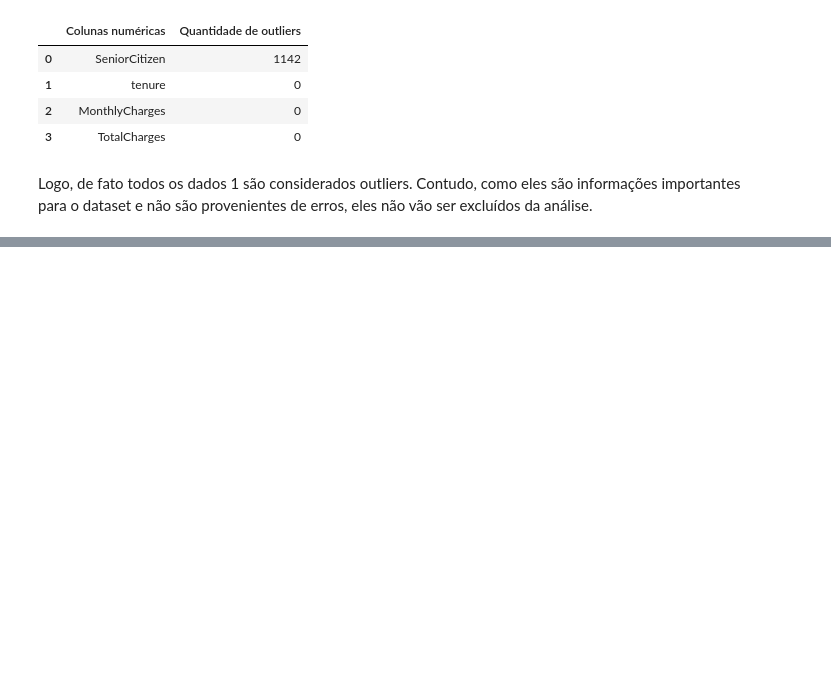
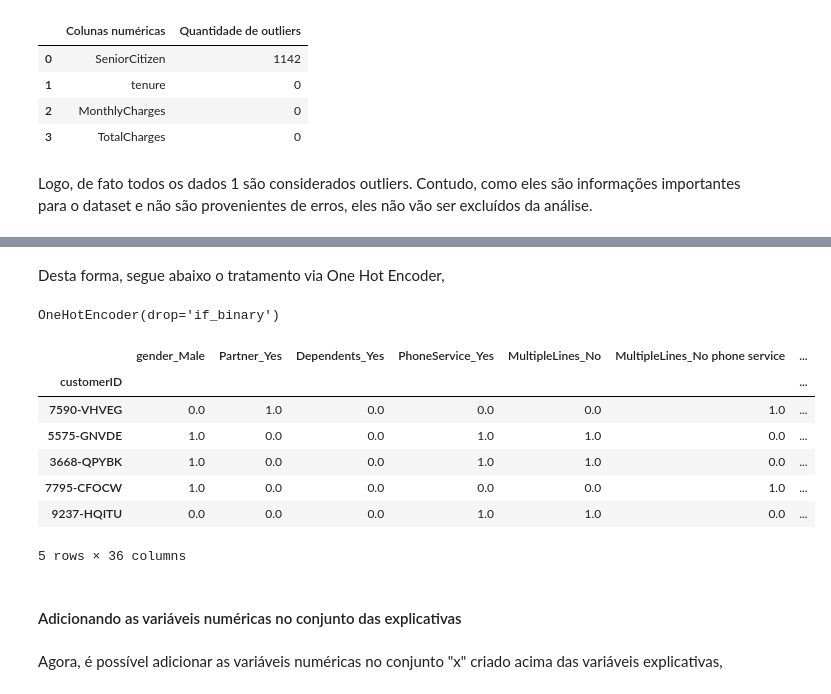
Before and after one commit to rfprates/modelo_classificacao_analise_churn, a Jupyter notebook: modelo_classificacao_churn.ipynb, the cells around one changed output, grey strips where cells are left out. Saved outputs shown, nothing was run; the diff lists cells and outputs as text; code cells hidden in the pictures; blank space fills up the shorter version.

```diff
--- a/modelo_classificacao_churn.ipynb
+++ b/modelo_classificacao_churn.ipynb
@@ -232,0 +261,4 @@ Logo, de fato todos os dados 1 são considerados outliers. Contudo, como eles s
+# %%
+for coluna in df.columns:
+    if df[coluna].dtype == 'object' and coluna != 'Churn':
+        print(f'Coluna = {coluna} | dados = {df[coluna].unique()}')
@@ -232,0 +284,35 @@ Logo, de fato todos os dados 1 são considerados outliers. Contudo, como eles s
+# %% [markdown]
+Desta forma, segue abaixo o tratamento via One Hot Encoder,
+# %%
+# lista com as variáveis explicativas categóricas
+categorical_columns = [coluna for coluna in df.columns if df[coluna].dtype == 'object' and coluna != 'Churn']
+# %%
+# chamando o método One Hot Encoder
+encoder = OneHotEncoder(drop = 'if_binary')
+
+# treinando-o com as variáveis explicativas categóricas
+encoder.fit(df[categorical_columns])
+# %% [output]
+OneHotEncoder(drop='if_binary')
+# %%
+# definindo o grupo x das variáveis explicativas que irá receber as variáveis tratadas
+x = pd.DataFrame(
+    data = encoder.transform(df[categorical_columns]).toarray(),
+    columns = encoder.get_feature_names_out(),
+    index = df.index
+)
+# %%
+x.head()
+# %% [output]
+|  | gender_Male | Partner_Yes | Dependents_Yes | PhoneService_Yes | MultipleLines_No | MultipleLines_No phone service | ... |
+| customerID |  |  |  |  |  |  | ... |
+| 7590-VHVEG | 0.0 | 1.0 | 0.0 | 0.0 | 0.0 | 1.0 | ... |
+| 5575-GNVDE | 1.0 | 0.0 | 0.0 | 1.0 | 1.0 | 0.0 | ... |
+| 3668-QPYBK | 1.0 | 0.0 | 0.0 | 1.0 | 1.0 | 0.0 | ... |
+| 7795-CFOCW | 1.0 | 0.0 | 0.0 | 0.0 | 0.0 | 1.0 | ... |
+| 9237-HQITU | 0.0 | 0.0 | 0.0 | 1.0 | 1.0 | 0.0 | ... |
+5 rows × 36 columns
+# %% [markdown]
+#### Adicionando as variáveis numéricas no conjunto das explicativas
+# %% [markdown]
+Agora, é possível adicionar as variáveis numéricas no conjunto "x" criado acima das variáveis explicativas,
```
Also changed, not shown: parts of 18 cells of this notebook.
